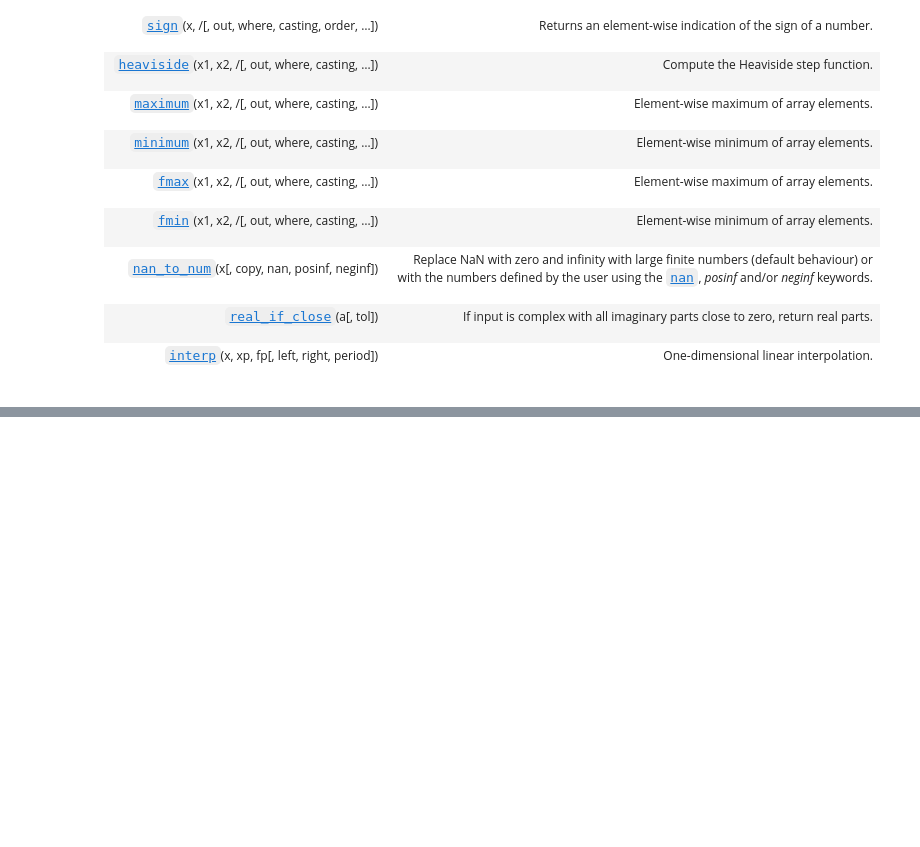
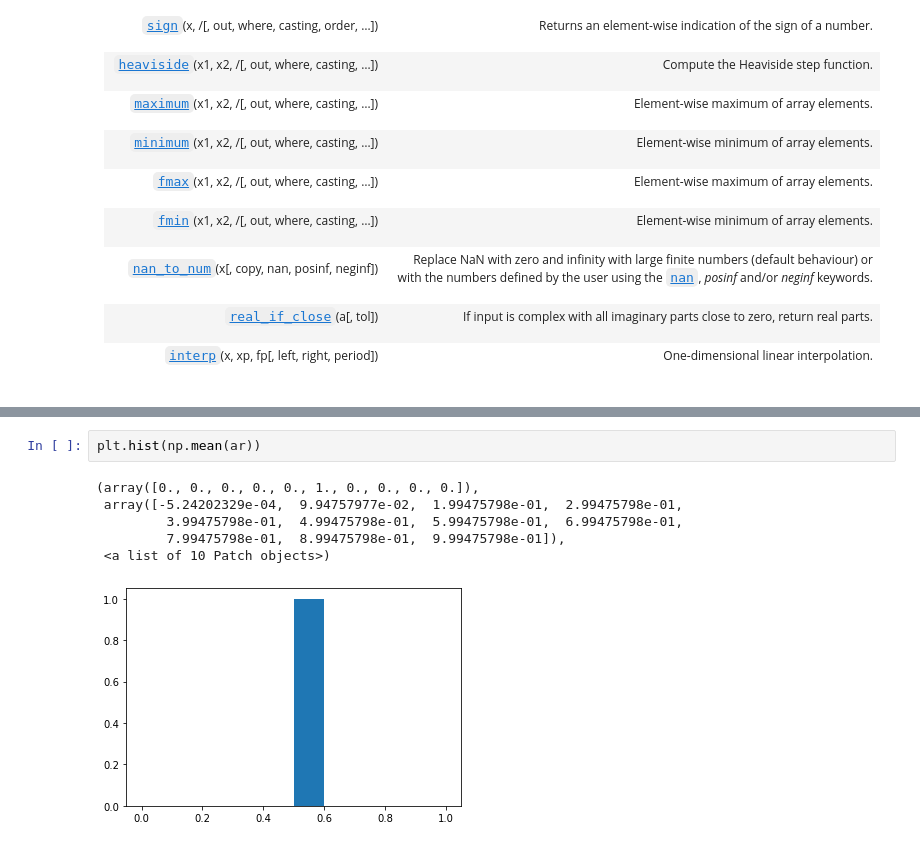
Before and after one commit to ineelhere/Machine-Learning-and-Data-Science, a Jupyter notebook: NumPy/NumPy.ipynb, the cells around one changed output, grey strips where cells are left out. Cells and saved outputs as stored; diff of their text form; blank space fills up the shorter version.

```diff
--- a/NumPy/NumPy.ipynb
+++ b/NumPy/NumPy.ipynb
@@ -1446,0 +1502,9 @@ Following are a few information directly from the documentation which might be h
+# %%
+plt.hist(np.mean(ar))
+# %% [output]
+(array([0., 0., 0., 0., 0., 1., 0., 0., 0., 0.]),
+ array([-5.24202329e-04,  9.94757977e-02,  1.99475798e-01,  2.99475798e-01,
+         3.99475798e-01,  4.99475798e-01,  5.99475798e-01,  6.99475798e-01,
+         7.99475798e-01,  8.99475798e-01,  9.99475798e-01]),
+ <a list of 10 Patch objects>)
+[figure, added]
```
Also changed, not shown: parts of 15 cells of this notebook.
